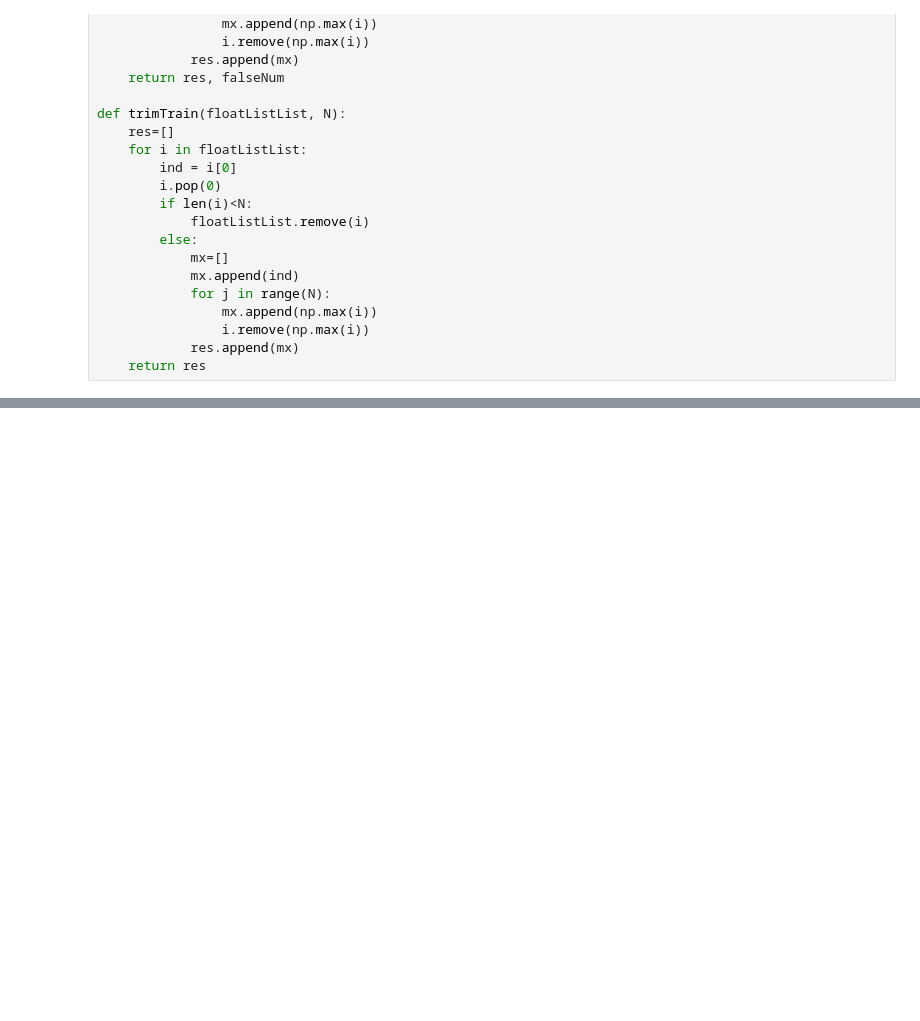
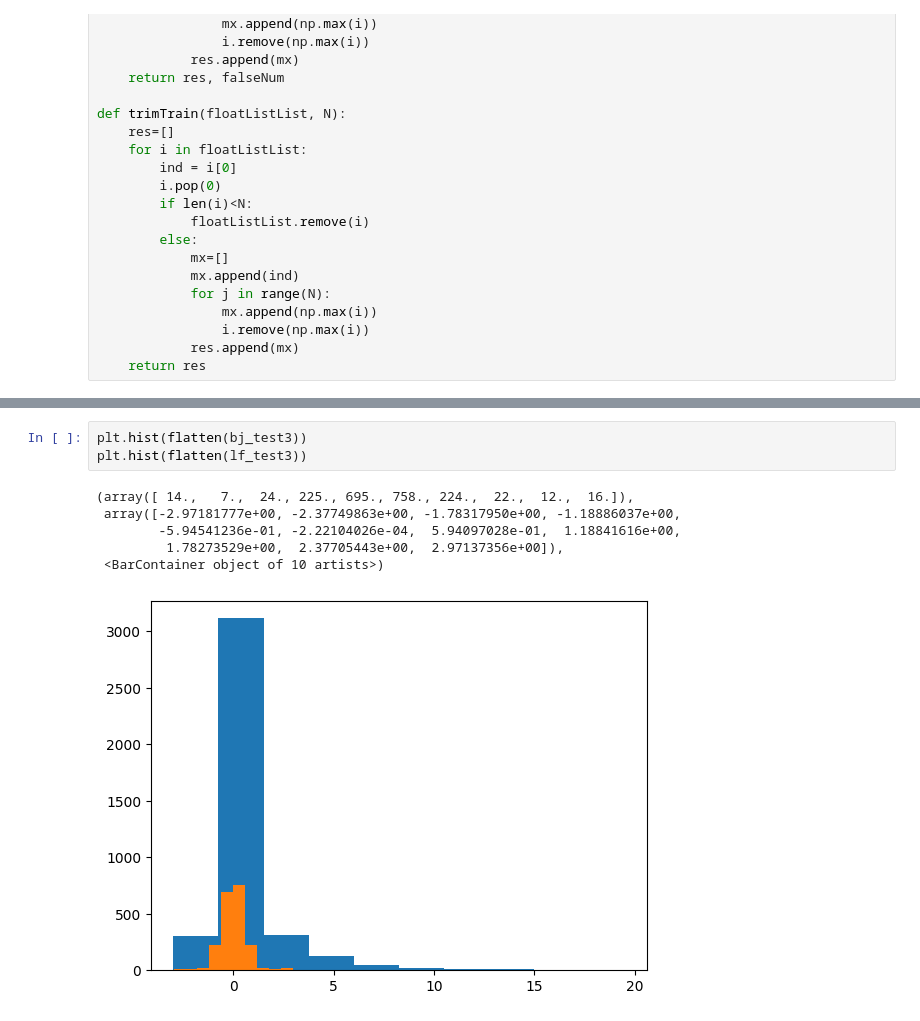
Before and after one commit to CarmellaLi/detecting-Higgs-w-ML, a Jupyter notebook: classifiers.ipynb, the cells around one changed output, grey strips where cells are left out. Drawn from its saved outputs; the diff is of its cells as text; blank space fills up the shorter version.

```diff
--- a/classifiers.ipynb
+++ b/classifiers.ipynb
@@ -283,3 +320,13 @@ counts3, bins3, patches3 = plt.hist([bj_p3,lf_p3], bins=25, density=True)
+# %%
+plt.hist(flatten(bj_test3))
+plt.hist(flatten(lf_test3))
+# %% [output]
+(array([ 14.,   7.,  24., 225., 695., 758., 224.,  22.,  12.,  16.]),
+ array([-2.97181777e+00, -2.37749863e+00, -1.78317950e+00, -1.18886037e+00,
+        -5.94541236e-01, -2.22104026e-04,  5.94097028e-01,  1.18841616e+00,
+         1.78273529e+00,  2.37705443e+00,  2.97137356e+00]),
+ <BarContainer object of 10 artists>)
+[figure, added]
 # %%
 #POISSSON likelyhood
 def Poissonlikelyhood(test, train_hist_counts, train_hist_bins):
```
Also changed, not shown: parts of 9 cells of this notebook.
